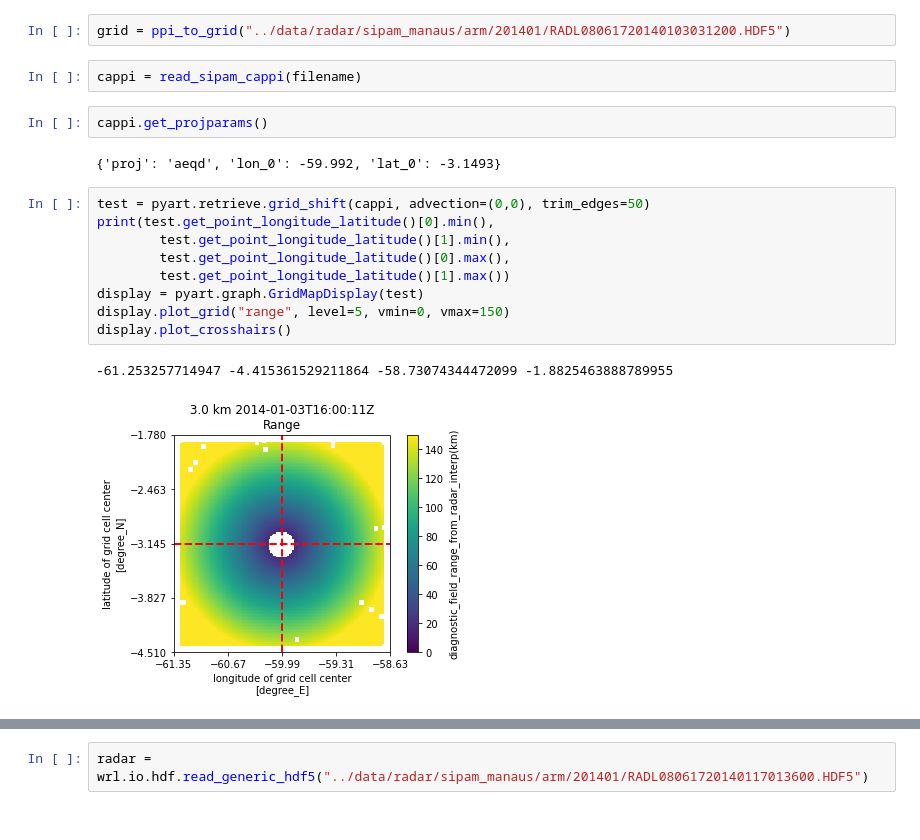
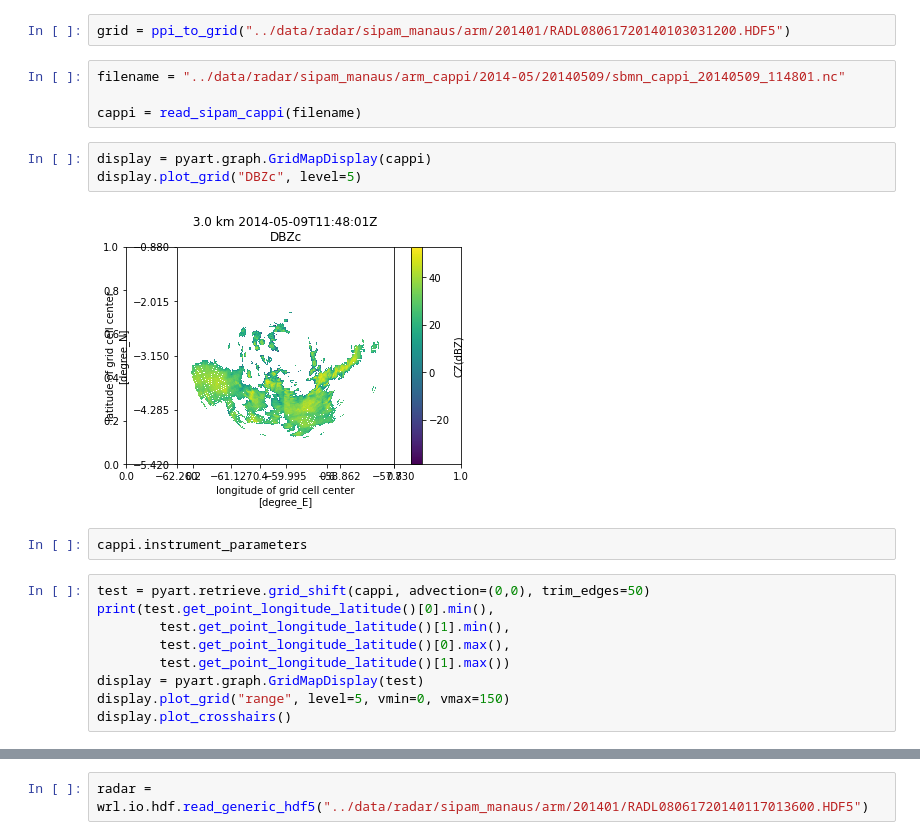
Before and after one commit to cclopes/amazon-storms-aerosols, a Jupyter notebook: radar_processing/test_cappis.ipynb, the cells around one changed output, grey strips where cells are left out. Saved outputs shown, nothing was run; the diff lists cells and outputs as text.

```diff
--- a/radar_processing/test_cappis.ipynb
+++ b/radar_processing/test_cappis.ipynb
@@ -73,12 +59,17 @@ dset.variables["lat0"][:][-3,-3] - dset.variables["lat0"][:][-4,-4])
 dset.variables['time_bounds']
 # %%
 grid = ppi_to_grid("../data/radar/sipam_manaus/arm/201401/RADL08061720140103031200.HDF5")
-# %%
-cappi = read_sipam_cappi(filename)
+# %%
+filename = "../data/radar/sipam_manaus/arm_cappi/2014-05/20140509/sbmn_cappi_20140509_114801.nc"
+
+cappi = read_sipam_cappi(filename)
+# %%
+display = pyart.graph.GridMapDisplay(cappi)
+display.plot_grid("DBZc", level=5)
+# %% [output]
+[figure, added]
 # %%
-cappi.get_projparams()
+cappi.instrument_parameters
-# %% [output]
-{'proj': 'aeqd', 'lon_0': -59.992, 'lat_0': -3.1493}
 # %%
 test = pyart.retrieve.grid_shift(cappi, advection=(0,0), trim_edges=50)
 print(test.get_point_longitude_latitude()[0].min(),
@@ -88,9 +79,6 @@ print(test.get_point_longitude_latitude()[0].min(),
 display = pyart.graph.GridMapDisplay(test)
 display.plot_grid("range", level=5, vmin=0, vmax=150)
 display.plot_crosshairs()
-# %% [output]
--61.253257714947 -4.415361529211864 -58.73074344472099 -1.8825463888789955
-[figure, removed]
 # %%
 print(cappi.get_point_longitude_latitude()[0].min(),
         cappi.get_point_longitude_latitude()[1].min(),
```
Also changed, not shown: parts of 19 cells of this notebook, 20 other files.
